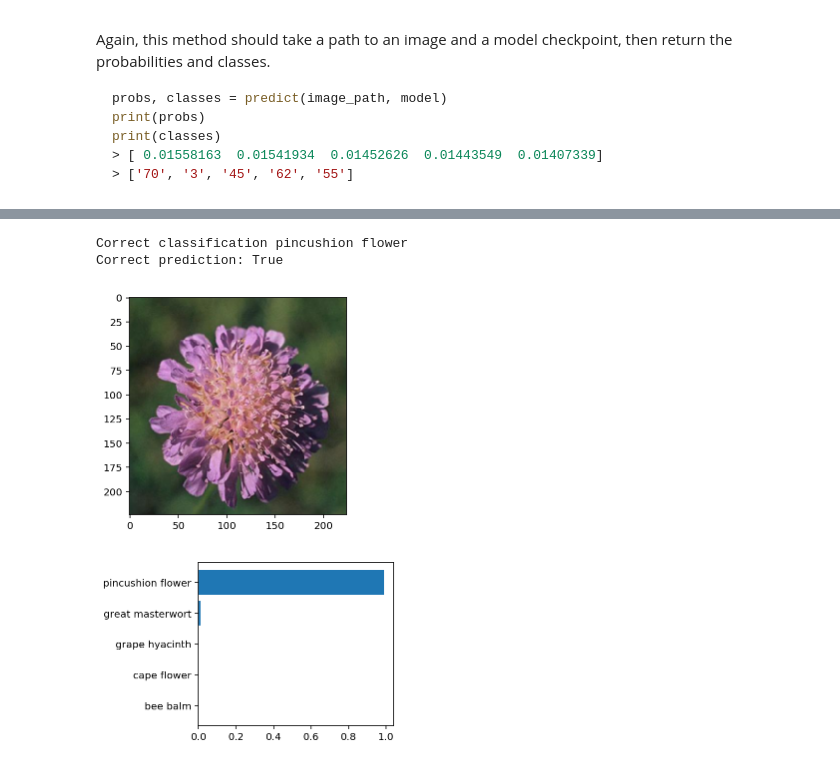
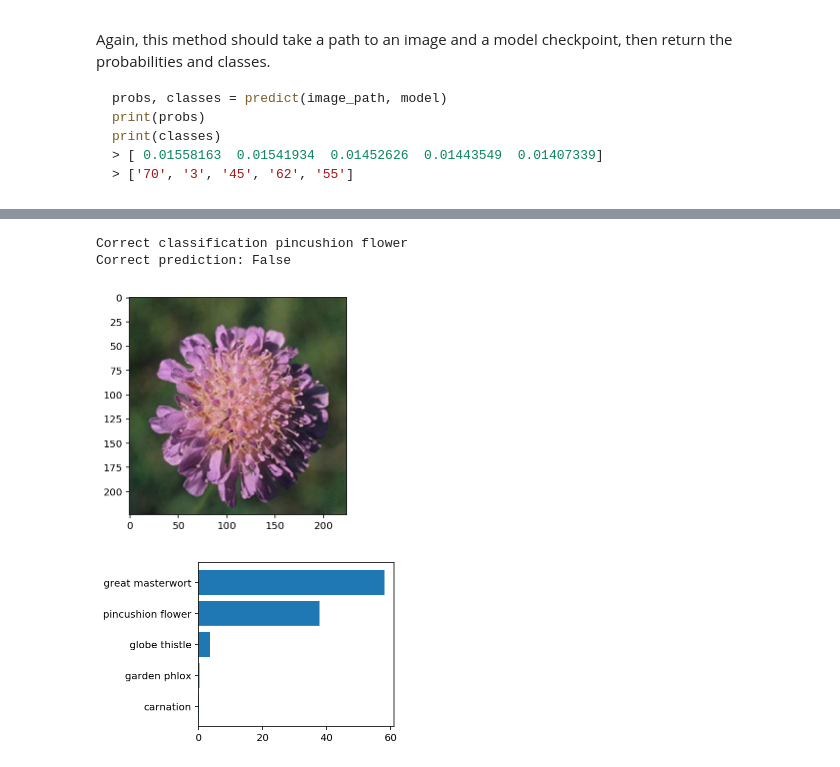
Before and after one commit to supreetharoger/udacity-image-classifier, a Jupyter notebook: Image Classifier Project.ipynb, the cells around one changed output, grey strips where cells are left out. Drawn from its saved outputs; the diff is of its cells as text; code cells hidden in the pictures.

```diff
--- a/Image Classifier Project.ipynb
+++ b/Image Classifier Project.ipynb
@@ -273,14 +265,22 @@ It's good practice to test your trained network on test data, images the network
 # TODO: Do validation on the test set
 testing_accuracy = 0
 testing_total = 0
+test_loss = 0
+count=0
 testing_total_images = len(dataloaders["testing"].batch_sampler) * dataloaders["testing"].batch_size
-
+model.eval()
 with torch.no_grad():
     for inputs, labels in dataloaders["testing"]:
          inputs, labels = inputs.to(device), labels.to(device)
-         logps = model(inputs)
-         _, p = torch.max(logps.data, 1)
-         testing_total += labels.size(0)
-         testing_accuracy += (p == labels).sum().item()
-print(f'Testing Accuracy {(100 * testing_accuracy // testing_total):d}% of {testing_total_images} images.')
+         logps = model.forward(inputs)
+         test_loss += criterion(logps, labels).item()
+
+         ps = torch.exp(logps)
+         equality = (labels.data == ps.max(dim=1)[1])
+         accuracy += equality.type(torch.FloatTensor).mean()
+         count += 1
+
+print(f"Test loss: {test_loss/count:.3f}")
+print(f"Accuracy:{accuracy/count:.3f}")
+#print(f'Testing Accuracy {(100 * accuracy/count):.1f}% of {testing_total_images} images.')
 # %% [output]
@@ -452,27 +453,27 @@ You can convert from the class integer encoding to actual flower names with the
 # %%
 # TODO: Display an image along with the top 5 classes
 chk_image_file = valid_dir + '/22/image_05352.jpg'
 correct_class = cat_to_name['22']
 
 
 def sanity_checking(probs, classes):
     imshow(process_image(chk_image_file), None, classes)
     labels = []
     for class_idx in classes:
         labels.append(cat_to_name[class_idx])
 
     plt.figure(figsize = [3.5, 3])
     bin_edges = np.arange(len(classes)-1, -1, -1)
     plt.yticks(bin_edges, labels)
-    plt.barh(bin_edges, probs)
+    plt.barh(bin_edges, probs*100)
     print(f"Correct classification {correct_class}")
     print(f"Correct prediction: {correct_class == cat_to_name[classes[0]]}")
 
 probs, classes = predict(chk_image_file, model)
 
 sanity_checking(probs, classes)
 # %% [output]
 Correct classification pincushion flower
-Correct prediction: True
+Correct prediction: False
 [figure]
-[figure, old version]
+[figure, new version]
```
Also changed, not shown: parts of 5 cells of this notebook, 2 other files.
